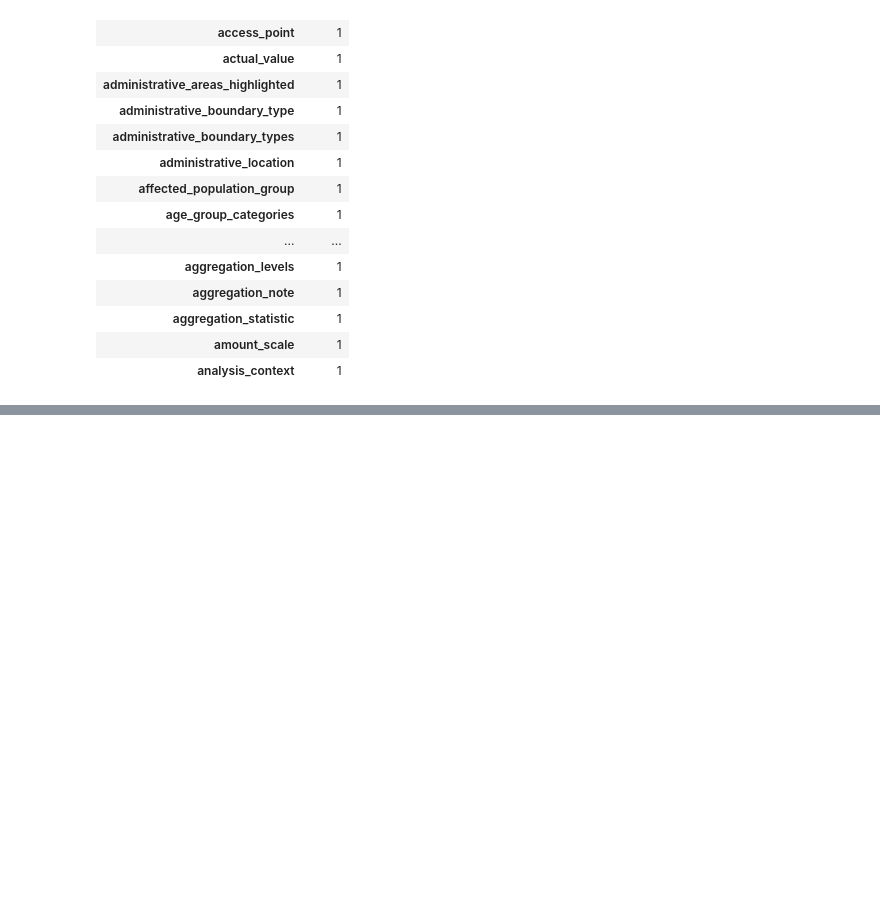
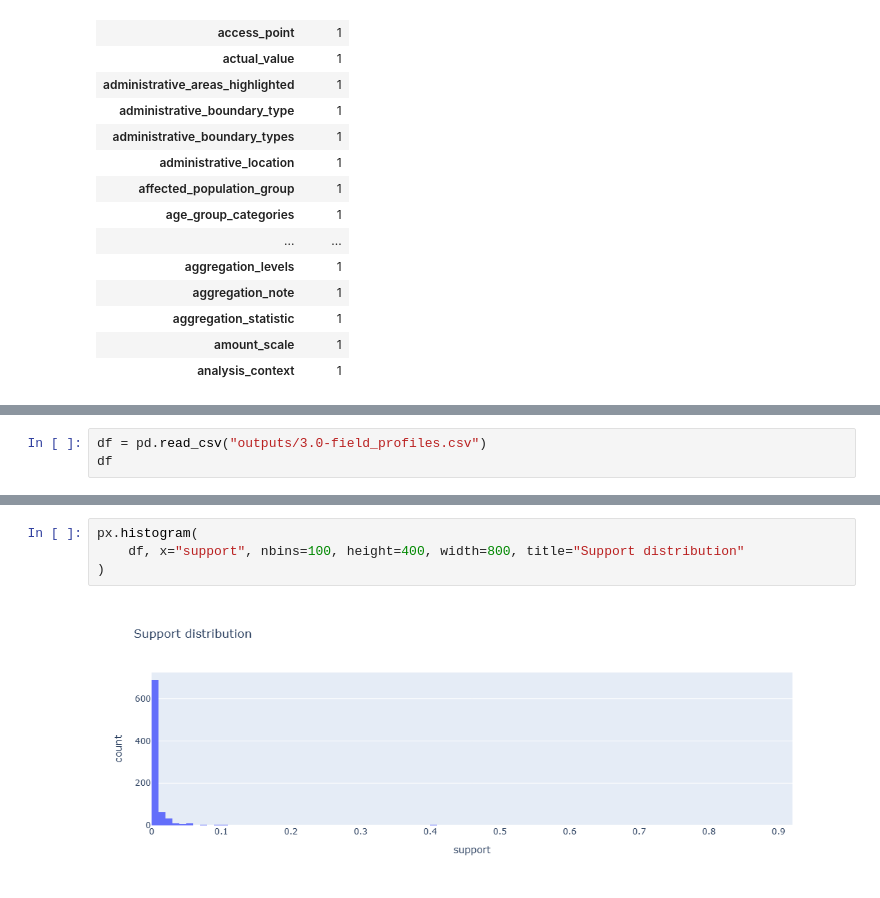
Before and after one commit to ajdajd/data-snapshot, a Jupyter notebook: notebooks/schema_discovery/7.0-eda_for_paper.ipynb, the cells around one changed output, grey strips where cells are left out. Cells and saved outputs as stored; diff of their text form; blank space fills up the shorter version.

Commit message:
Perform analysis for paper - field profiles

```diff
--- a/notebooks/schema_discovery/7.0-eda_for_paper.ipynb
+++ b/notebooks/schema_discovery/7.0-eda_for_paper.ipynb
@@ -608,0 +613,3 @@ single_fields_count[single_fields_count["count"] == 1].head(20)
+# %%
+df = pd.read_csv("outputs/3.0-field_profiles.csv")
+df
@@ -608,0 +646,6 @@ single_fields_count[single_fields_count["count"] == 1].head(20)
+# %%
+px.histogram(
+    df, x="support", nbins=100, height=400, width=800, title="Support distribution"
+)
+# %% [output]
+[figure, added]
```
Also changed, not shown: parts of 36 cells of this notebook.
